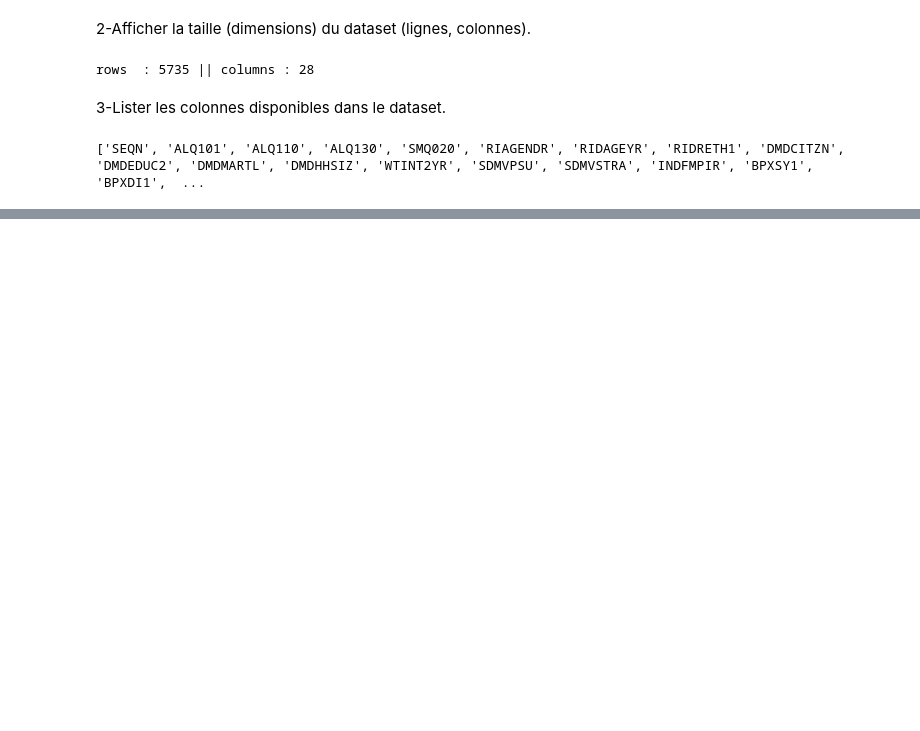
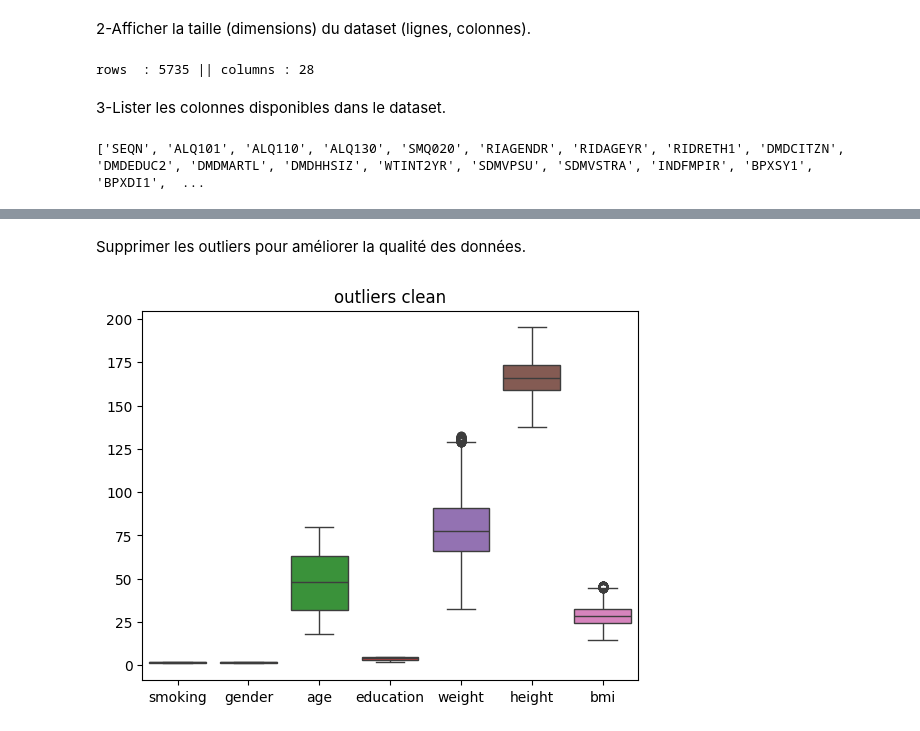
Before and after one commit to abdodiaz/projet_sas_simplon, a Jupyter notebook: SAS.ipynb, the cells around one changed output, grey strips where cells are left out. Saved outputs shown, nothing was run; the diff lists cells and outputs as text; code cells hidden in the pictures; blank space fills up the shorter version.

```diff
--- a/SAS.ipynb
+++ b/SAS.ipynb
@@ -23,0 +143,14 @@ Créer un sous-ensemble du jeu de données contenant uniquement les colonnes sui
+# %% [markdown]
+Supprimer les outliers pour améliorer la qualité des données.
+# %%
+Q1 = new_data.quantile(0.25)
+Q3 = new_data.quantile(0.75)
+IQR = Q3 - Q1
+lower_bound = Q1 - 1.5 * IQR
+upper_bound = Q3 + 1.5 * IQR
+data_clean = new_data[(new_data>=lower_bound)&(new_data<=upper_bound)]
+sns.boxplot(data_clean)
+plt.title("outliers clean")
+plt.show()
+# %% [output]
+[figure, added]
```
Also changed, not shown: parts of 30 cells of this notebook, 1 other file.
